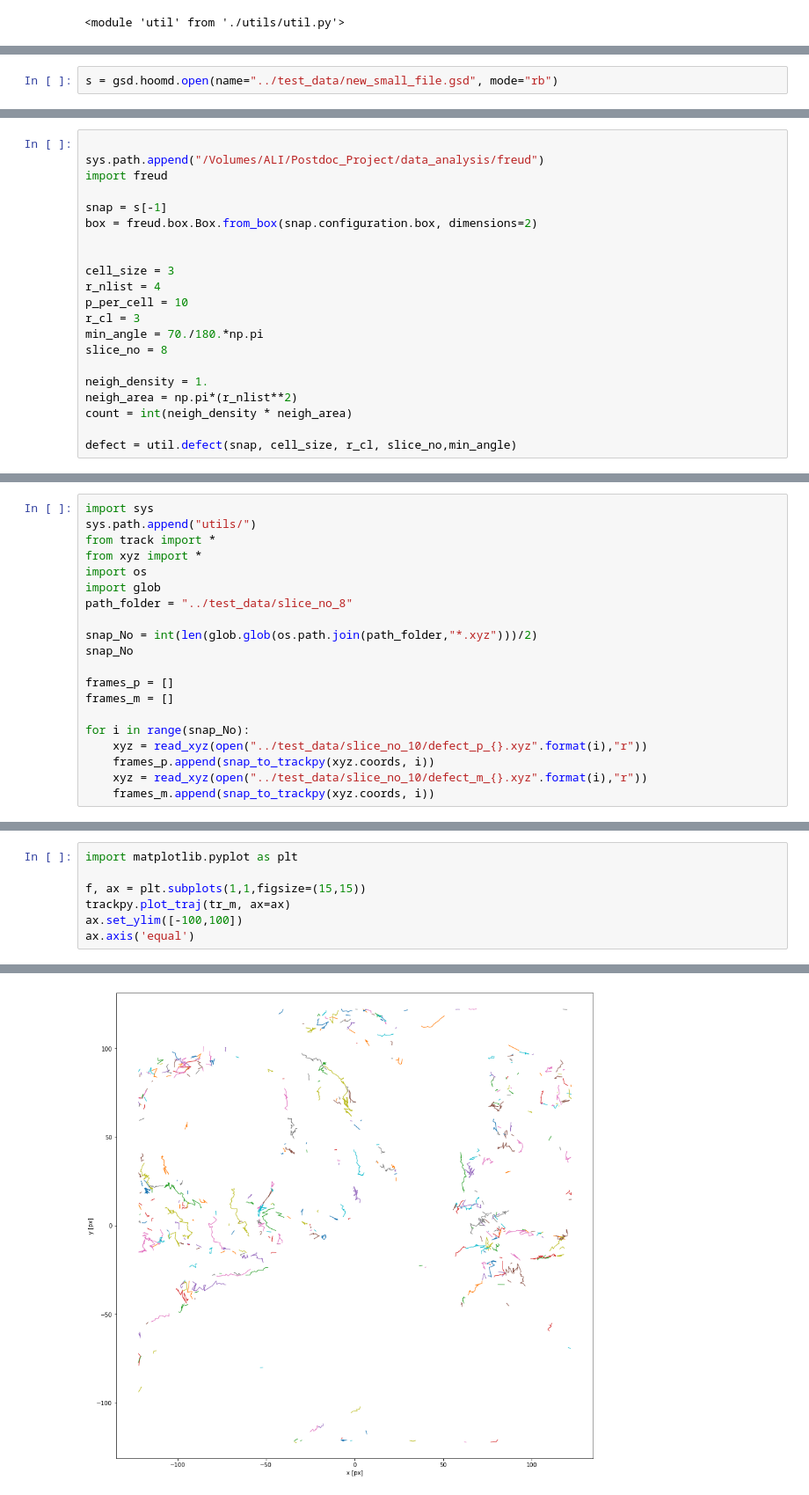
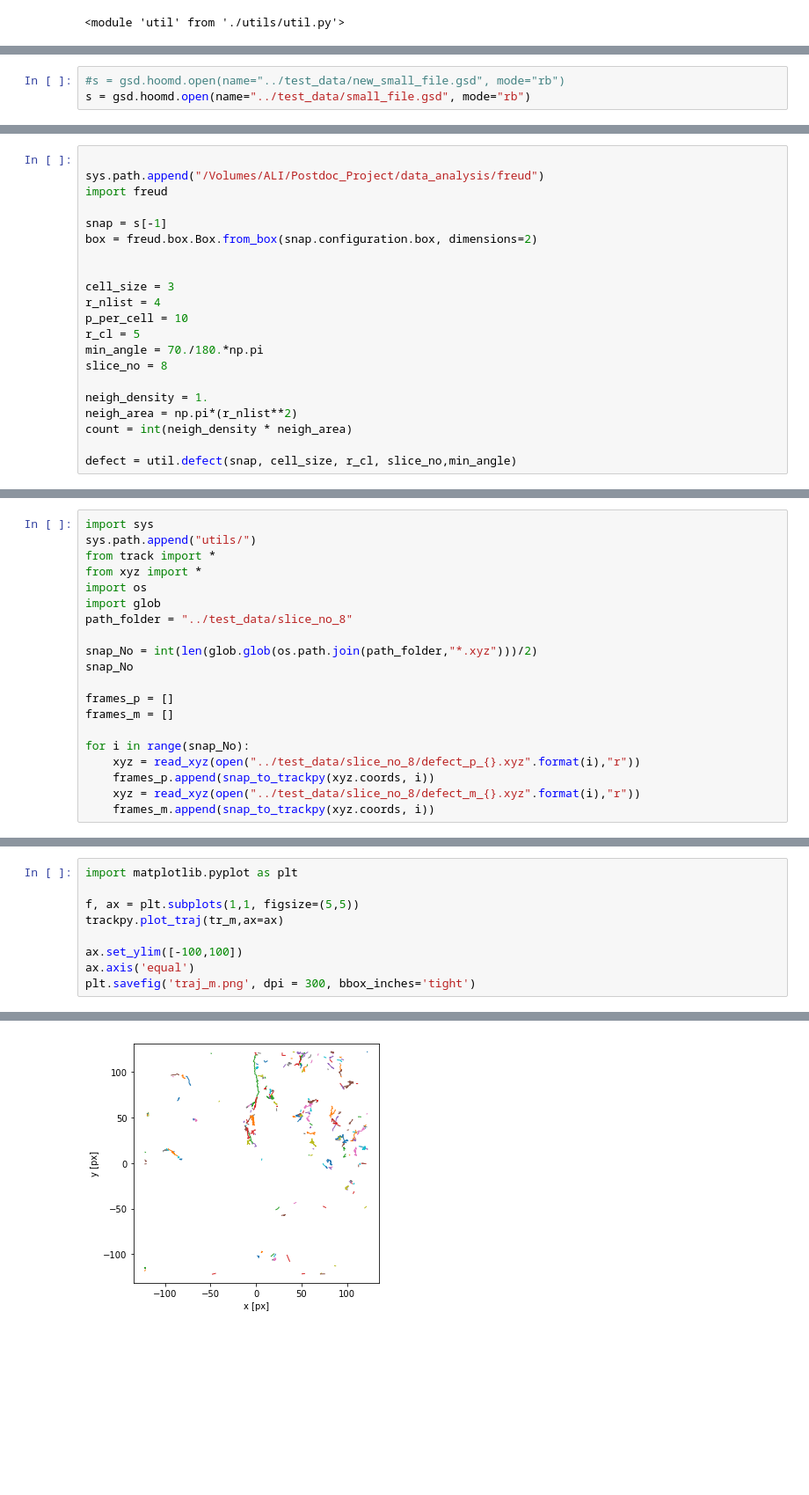
Before and after one commit to phmalek/defect_analysis, a Jupyter notebook: defect_traj.ipynb, the cells around one changed output, grey strips where cells are left out. Shown at 88% size. Drawn from its saved outputs; the diff is of its cells as text; blank space fills up the shorter version.

```diff
--- a/defect_traj.ipynb
+++ b/defect_traj.ipynb
@@ -22,6 +23,7 @@ reload(util)
 #s = gsd.hoomd.open(name="new_small_file.gsd", mode="rb")
 # %%
-s = gsd.hoomd.open(name="../test_data/new_small_file.gsd", mode="rb")
+#s = gsd.hoomd.open(name="../test_data/new_small_file.gsd", mode="rb")
+s = gsd.hoomd.open(name="../test_data/small_file.gsd", mode="rb")
 # %%
 len(s)
 # %% [output]
@@ -38,7 +40,7 @@ box = freud.box.Box.from_box(snap.configuration.box, dimensions=2)
 cell_size = 3
 r_nlist = 4
 p_per_cell = 10
-r_cl = 3
+r_cl = 5
 min_angle = 70./180.*np.pi
 slice_no = 8
 
@@ -80,9 +82,9 @@ frames_p = []
 frames_m = []
 
 for i in range(snap_No):
-    xyz = read_xyz(open("../test_data/slice_no_10/defect_p_{}.xyz".format(i),"r"))
+    xyz = read_xyz(open("../test_data/slice_no_8/defect_p_{}.xyz".format(i),"r"))
     frames_p.append(snap_to_trackpy(xyz.coords, i))
-    xyz = read_xyz(open("../test_data/slice_no_10/defect_m_{}.xyz".format(i),"r"))
+    xyz = read_xyz(open("../test_data/slice_no_8/defect_m_{}.xyz".format(i),"r"))
     frames_m.append(snap_to_trackpy(xyz.coords, i))
 # %%
 frames_m[0].head()
@@ -103,8 +105,10 @@ Frame 75: 39 trajectories present.
 # %%
 import matplotlib.pyplot as plt
 
-f, ax = plt.subplots(1,1,figsize=(15,15))
-trackpy.plot_traj(tr_m, ax=ax)
+f, ax = plt.subplots(1,1, figsize=(5,5))
+trackpy.plot_traj(tr_m,ax=ax)
+
 ax.set_ylim([-100,100])
 ax.axis('equal')
+plt.savefig('traj_m.png', dpi = 300, bbox_inches='tight')
 # %% [output]
@@ -115 +115 @@ ax.axis('equal')
-[figure, old version]
+[figure, new version]
```
Also changed, not shown: parts of 24 cells of this notebook, 4 other files.
